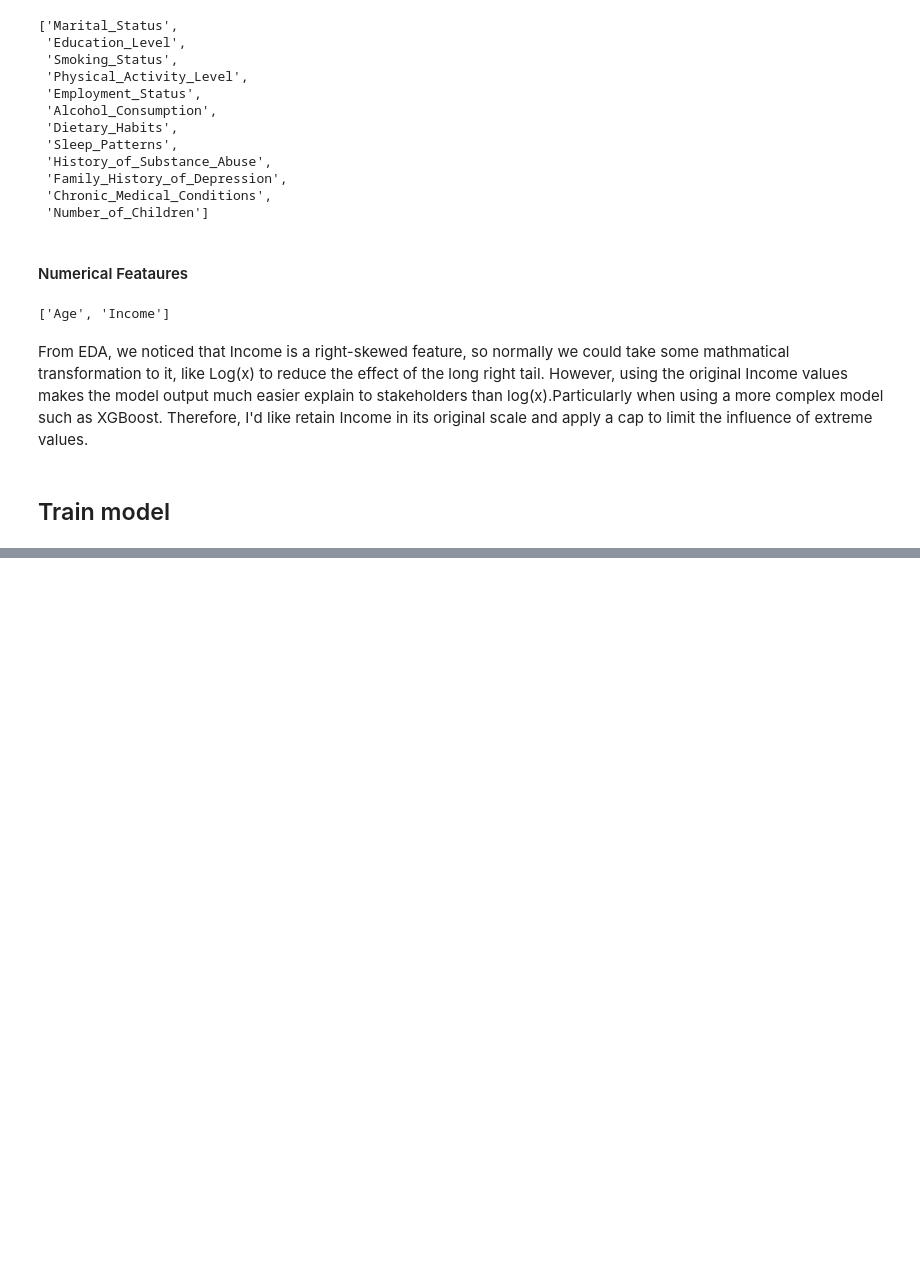
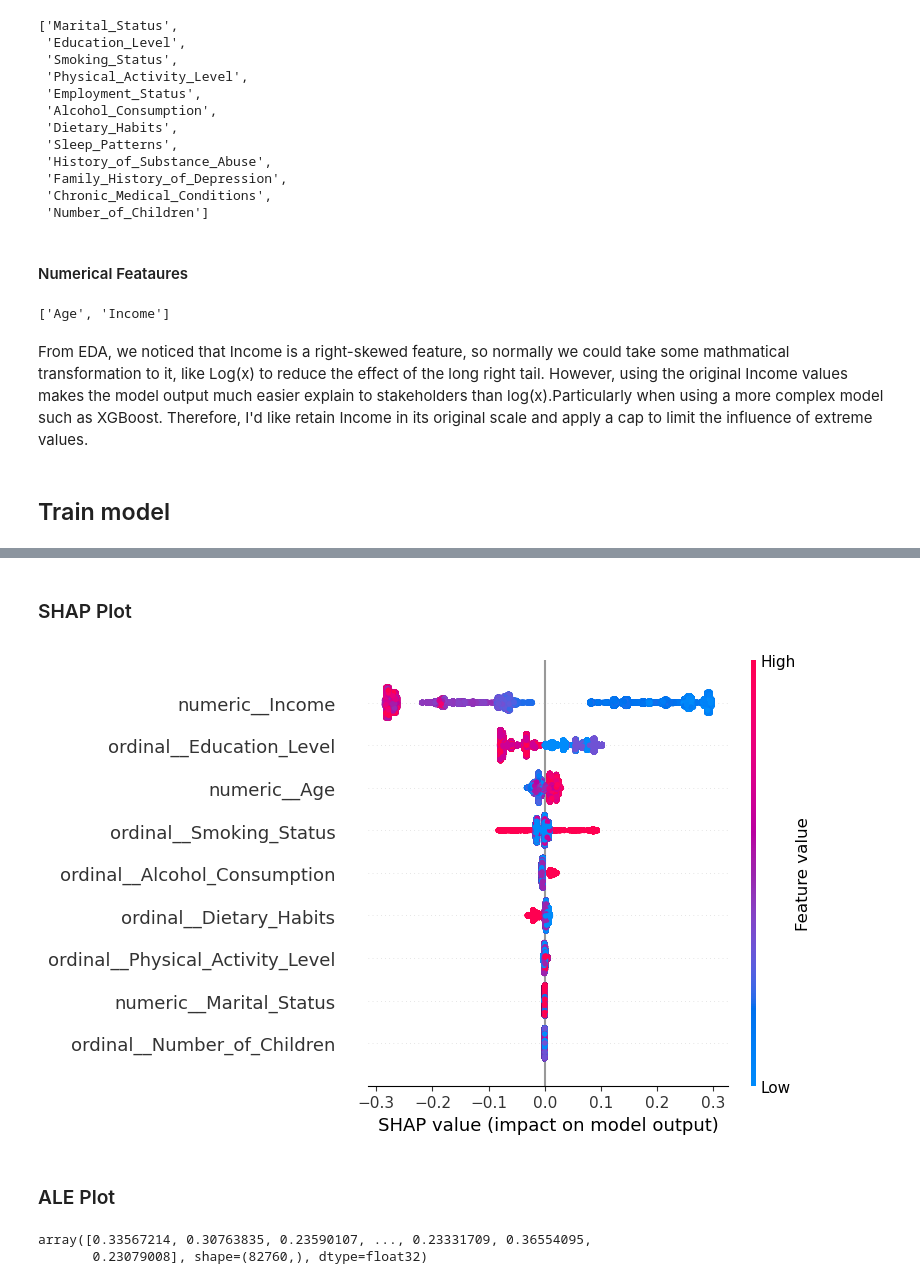
Before and after one commit to LunaJiang188/Mental-health-prediction, a Jupyter notebook: src/modelling.ipynb, the cells around one changed output, grey strips where cells are left out. Cells and saved outputs as stored; diff of their text form; code cells hidden in the pictures; blank space fills up the shorter version.

```diff
--- a/src/modelling.ipynb
+++ b/src/modelling.ipynb
@@ -311,0 +646,27 @@ based on the results, ill remove bottom features.
+# %%
+xgb_hpt = XGBClassifier(
+    objective="binary:logistic",
+    booster="gbtree",
+    learning_rate=0.01,
+    max_depth=6,
+    min_child_weight=20,
+    subsample=1,
+    colsample_bytree=0.5,
+    colsample_bylevel=1,
+    gamma=10,
+    reg_alpha=1,
+    reg_lambda=10,
+    n_estimators=1000,
+    eval_metric="auc",
+    early_stopping_rounds=50,
+)
+
+xgb_hpt.fit(
+    X_train_reduced,
+    y_train,
+    eval_set=[
+        (X_train_reduced, y_train),
+        (X_val_reduced, y_val)
+    ],
+    verbose=False
+)
@@ -311,0 +867,4 @@ based on the results, ill remove bottom features.
+# %%
+explainer = shap.TreeExplainer(xgb_hpt)
+shap_values = explainer.shap_values(X_val_reduced)
+feature_names = reduced_preprocessor.get_feature_names_out()
@@ -311,0 +879,8 @@ based on the results, ill remove bottom features.
+# %% [markdown]
+### SHAP Plot
+# %%
+shap.summary_plot(shap_values, X_val_reduced, feature_names=feature_names)
+# %% [output]
+[figure, added]
+# %% [markdown]
+### ALE Plot
@@ -311,0 +889,5 @@ based on the results, ill remove bottom features.
+# %%
+xgb_hpt.predict_proba(X_val_reduced_df)[:, 1]
+# %% [output]
+array([0.33567214, 0.30763835, 0.23590107, ..., 0.23331709, 0.36554095,
+       0.23079008], shape=(82760,), dtype=float32)
```
Also changed, not shown: parts of 46 cells of this notebook, 1 other file.
